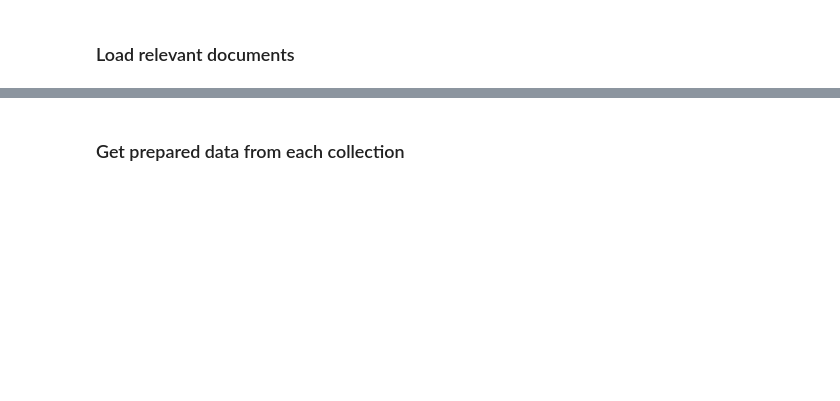
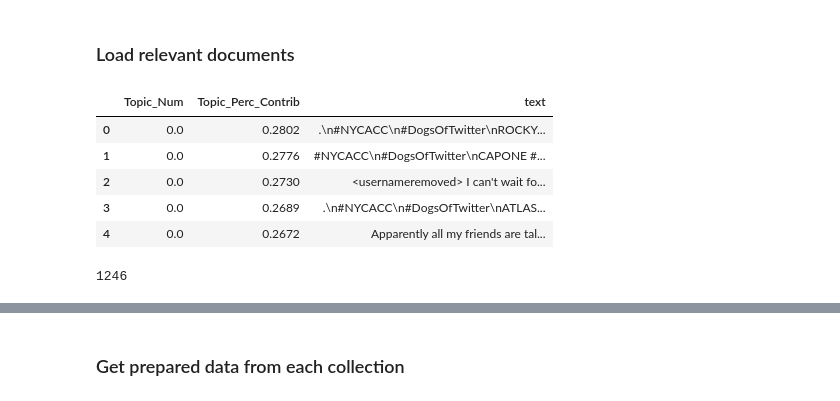
Before and after one commit to gonzalezf/TopicVisExplorer, a Jupyter notebook: jupyters/Proposed topic similarity metric- (final topic similarity metric).ipynb, the cells around one changed output, grey strips where cells are left out. Drawn from its saved outputs; the diff is of its cells as text; code cells hidden in the pictures; blank space fills up the shorter version.

```diff
--- a/jupyters/Proposed topic similarity metric- (final topic similarity metric).ipynb
+++ b/jupyters/Proposed topic similarity metric- (final topic similarity metric).ipynb
@@ -52,2 +98,15 @@ with open('../data/cambridge_analytica/regional_datasets/files_northamerica/engl
     most_relevant_documents_collection_2 = pickle.load(f)
 most_relevant_documents_collection_2 = most_relevant_documents_collection_2[['Topic_Num','Topic_Perc_Contrib','text']]
+# %%
+most_relevant_documents_collection_1.head()
+# %% [output]
+|  | Topic_Num | Topic_Perc_Contrib | text |
+| 0 | 0.0 | 0.2802 | .\n#NYCACC\n#DogsOfTwitter\nROCKY... |
+| 1 | 0.0 | 0.2776 | #NYCACC\n#DogsOfTwitter\nCAPONE #... |
+| 2 | 0.0 | 0.2730 | <usernameremoved> I can't wait fo... |
+| 3 | 0.0 | 0.2689 | .\n#NYCACC\n#DogsOfTwitter\nATLAS... |
+| 4 | 0.0 | 0.2672 | Apparently all my friends are tal... |
+# %%
+len(most_relevant_documents_collection_1)
+# %% [output]
+1246
```
Also changed, not shown: parts of 25 cells of this notebook, 3 other files.
